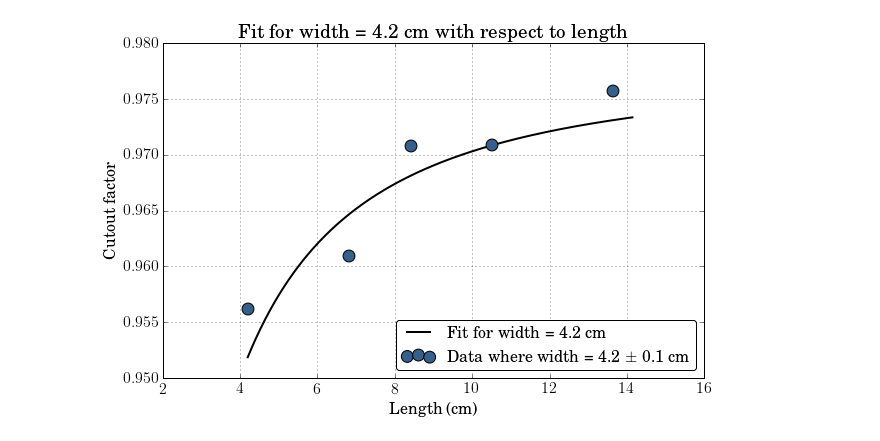
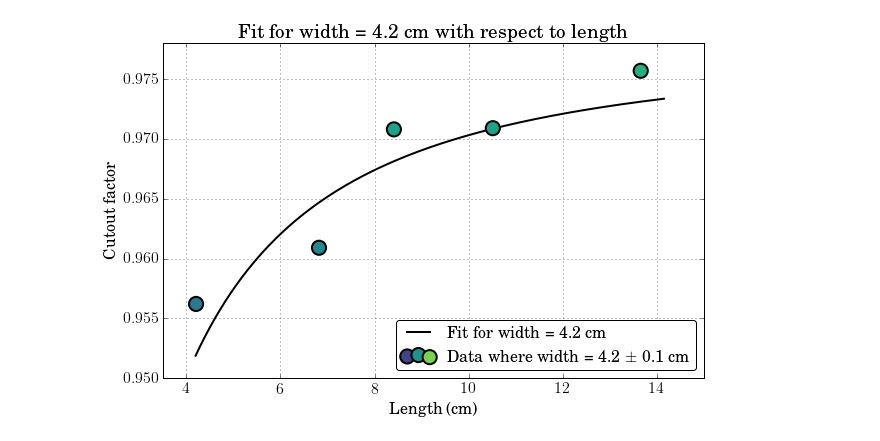
Before and after one commit to SimonBiggs/electronfactors, a Jupyter notebook: examples/Results -- Contour plots of model.ipynb, the cells around one changed output. Cells and saved outputs as stored; diff of their text form; code cells hidden in the pictures.

```diff
--- a/examples/Results -- Contour plots of model.ipynb
+++ b/examples/Results -- Contour plots of model.ipynb
@@ -35,7 +35,10 @@ width = np.array([cutout_data[key]['width'] for key in custom_label])
 length = np.array([cutout_data[key]['length'] for key in custom_label])
 factor = np.array([cutout_data[key]['factor'] for key in custom_label])
 
-perimeter = np.pi / 2 * (3*(width + length) - np.sqrt((3*width + length)*(3*length + width)))
+perimeter = (
+    np.pi / 2 *
+    (3*(width + length) -
+     np.sqrt((3*width + length)*(3*length + width))))
 area = np.pi / 4 * width * length
 eqPonA = perimeter / area
 # %%
@@ -197,34 +302,45 @@ plt.grid(True)
 # %%
 plt.figure(figsize=(6 * 1.618, 6))
 
 specific_width = 4.2
 specific_width = np.array([specific_width]*1000)
 
 specific_width_length = np.linspace(specific_width, 10 * np.sqrt(2), 1000)
 specific_width_eqPonA = to_eqPonA(specific_width, specific_width_length)
 
 give_specific_width = fit_give(specific_width, specific_width_eqPonA, width, eqPonA, factor, kx=2, ky=1)
 specific_width = specific_width[give_specific_width < 0.5]
 specific_width_eqPonA = specific_width_eqPonA[give_specific_width < 0.5]
 specific_width_length = specific_width_length[give_specific_width < 0.5]
 
 specific_width_prediction = model(specific_width, specific_width_eqPonA)
 plt.plot(specific_width_length, specific_width_prediction, 'k', lw=2, label=r'Fit for width = 4.2 cm')
 
 specific_width_ref = np.abs(width - specific_width[0]) < 0.1
+
 plt.scatter(
     length[specific_width_ref], factor[specific_width_ref],
-    s=140, zorder=3,
-    c=green_cm(0.3),
+    s=200, lw=2,
+    c=factor[specific_width_ref], cmap=green_cm,
+    vmin=vmin, vmax=vmax,
+    zorder=3)
+
+plt.scatter(
+    [-1]*3, [-1]*3, s=200, lw=2,
+    c=[green_cm(0.2), green_cm(0.5), green_cm(0.8)],
+    zorder=3,
     label=r'Data where width = 4.2 $\pm$ 0.1 cm')
+
+plt.xlim([3.5, 15])
+plt.ylim([0.95, 0.978])
 
 plt.xlabel('Length (cm)')
 plt.ylabel('Cutout factor')
 plt.title('Fit for width = 4.2 cm with respect to length')
 legend = plt.legend(fancybox=True, loc='lower right')
 legend.get_frame().set_facecolor('white')
 
 plt.grid(True)
 # %% [output]
-[figure, old version]
+[figure, new version]
 # %%
```
Also changed, not shown: parts of 10 cells of this notebook, 3 other files.
